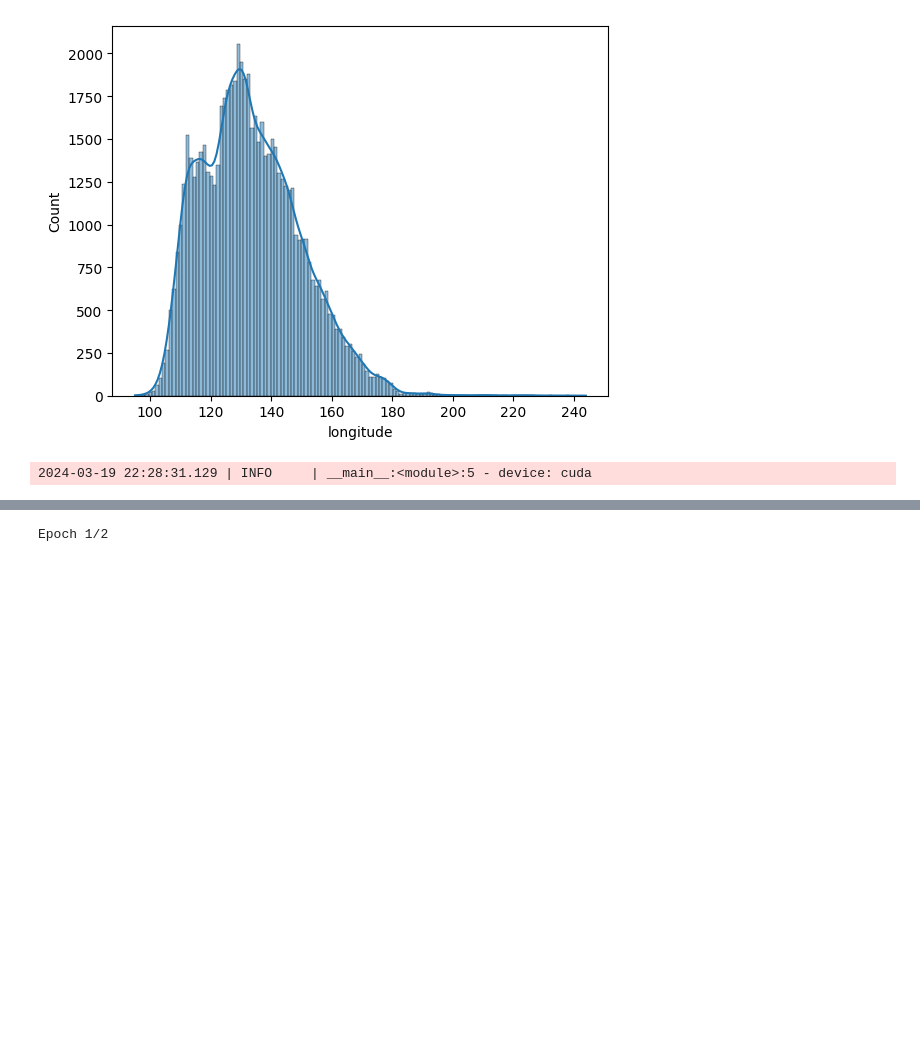
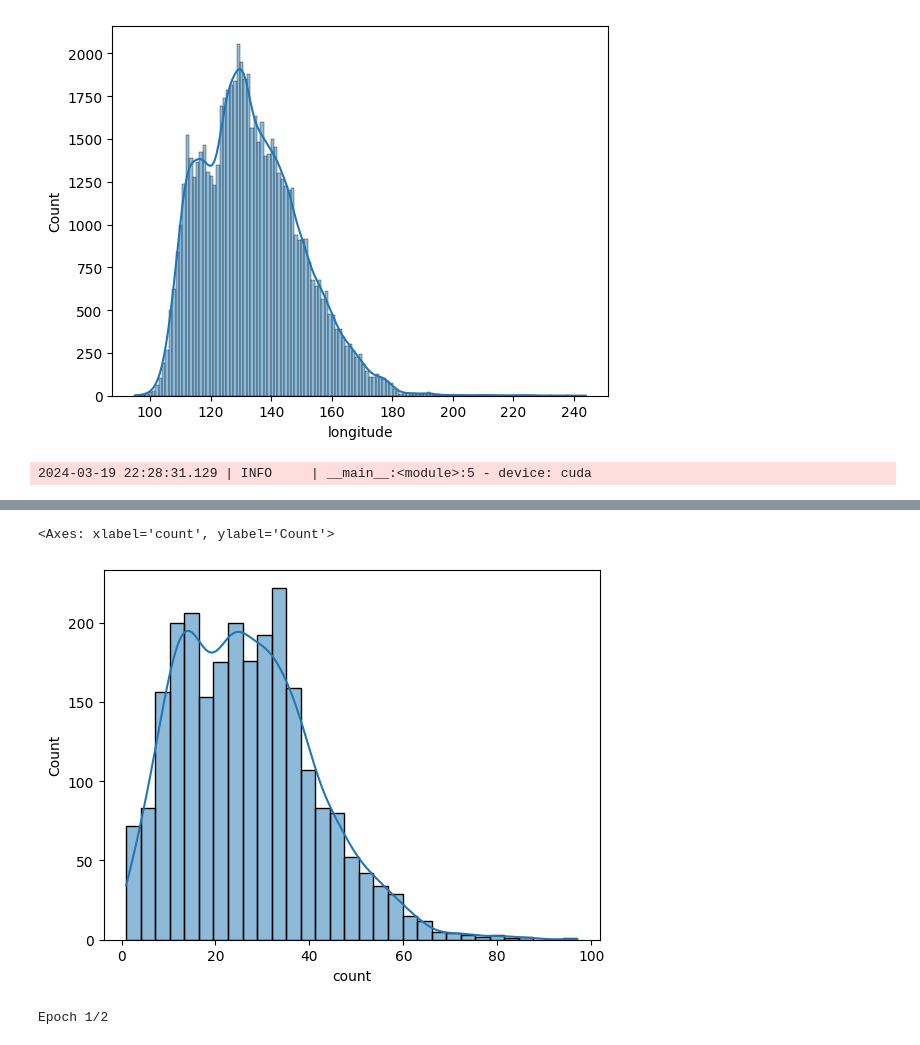
Before and after one commit to HQU-gxy/hurricane_stuff, a Jupyter notebook: LSTM.ipynb, the cells around one changed output, grey strips where cells are left out. Saved outputs shown, nothing was run; the diff lists cells and outputs as text; code cells hidden in the pictures; blank space fills up the shorter version.

```diff
--- a/LSTM.ipynb
+++ b/LSTM.ipynb
@@ -345,0 +352,4 @@ shape: (9, 9)
+# %%
+# get the average count of samples per hurricane (by sample_id)
+average_samples_per_hurricane = df_features.group_by("sample_id").agg(pl.col("sample_id").count().alias("count")).select("count")
+average_samples_per_hurricane.describe()
@@ -346,3 +369,8 @@ shape: (9, 9)
+# %%
+sns.histplot(average_samples_per_hurricane.to_pandas(), x="count", kde=True)
+# %% [output]
+<Axes: xlabel='count', ylabel='Count'>
+[figure, added]
 # %%
 import numpy as np
 import keras
```
Also changed, not shown: parts of 10 cells of this notebook.
